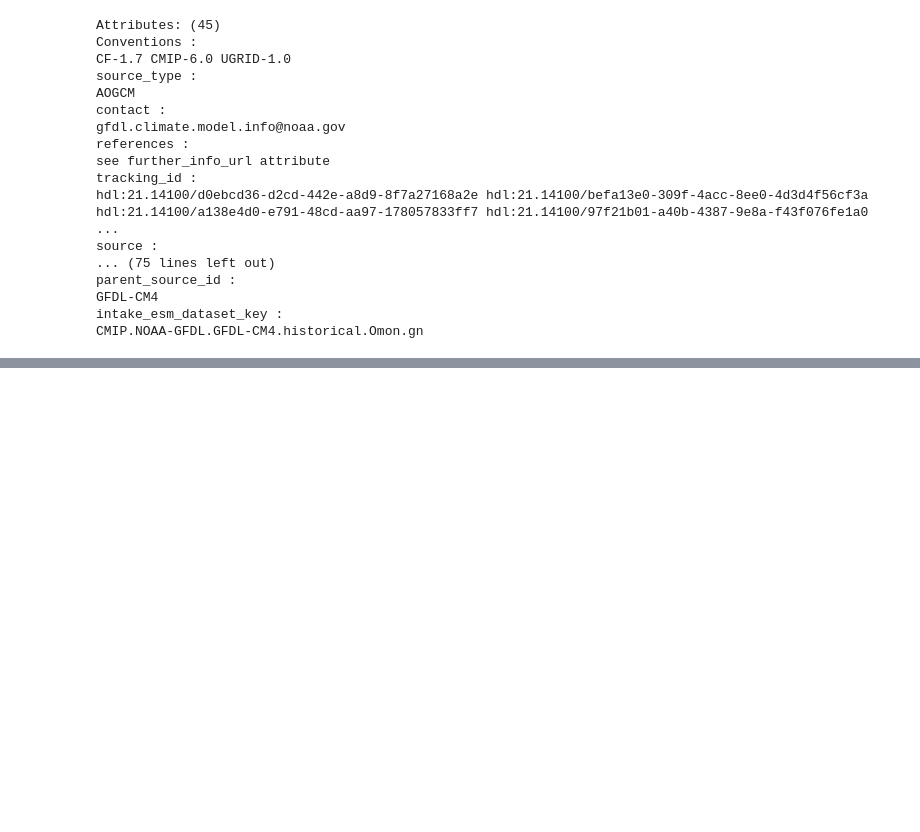
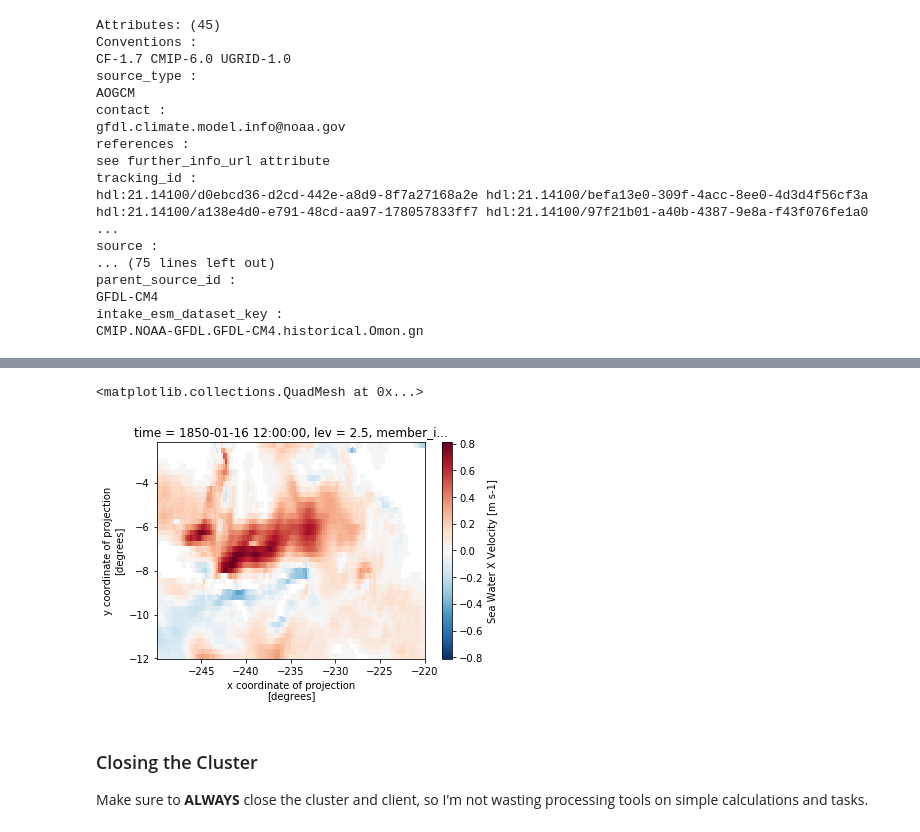
Before and after one commit to disandroa/Example-Notebooks, a Jupyter notebook: Initial Calculations/cm4_vo_plot.ipynb, the cells around one changed output, grey strips where cells are left out. Drawn from its saved outputs; the diff is of its cells as text; code cells hidden in the pictures; blank space fills up the shorter version.

```diff
--- a/Initial Calculations/cm4_vo_plot.ipynb
+++ b/Initial Calculations/cm4_vo_plot.ipynb
@@ -134,0 +218,3 @@ CMIP.NOAA-GFDL.GFDL-CM4.historical.Omon.gn
+# %%
+sol_map = CM4_hist['uo'].sel(lev=2.5, time=CM4_hist.time[0]).sel(y=slice(-12.0,-2.0)).sel(x=slice(-250,-220))
+sol_map
@@ -134,0 +273,8 @@ CMIP.NOAA-GFDL.GFDL-CM4.historical.Omon.gn
+# %%
+sol_map.plot()
+# %% [output]
+<matplotlib.collections.QuadMesh at 0x...>
+[figure, added]
+# %% [markdown]
+### Closing the Cluster
+Make sure to **ALWAYS** close the cluster and client, so I'm not wasting processing tools on simple calculations and tasks.
```
Also changed, not shown: parts of 9 cells of this notebook.
